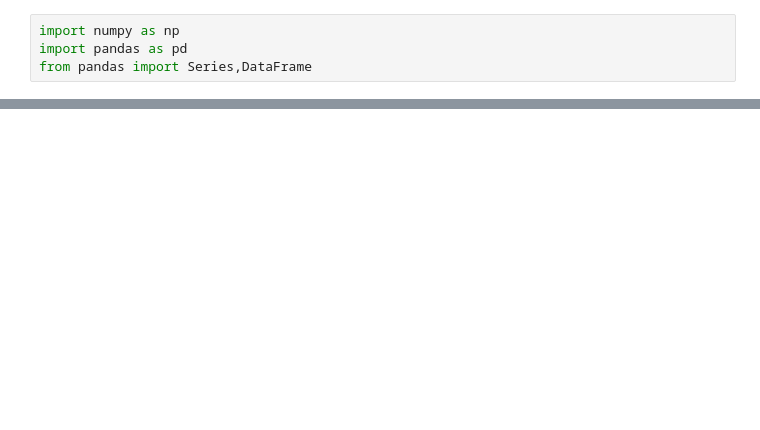
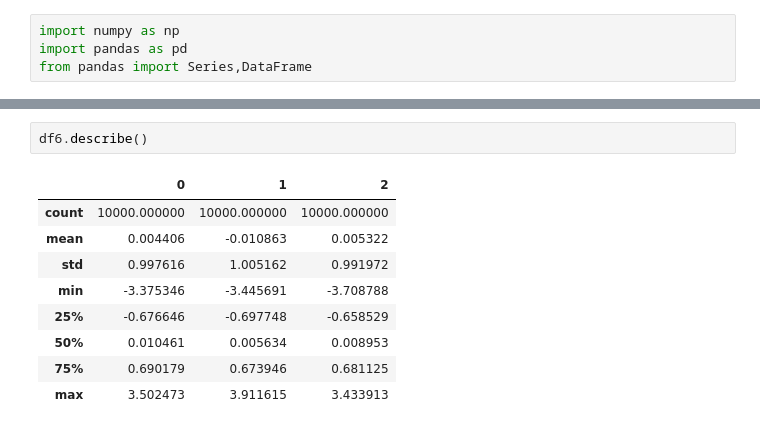
Before and after one commit to exialk2012/jupytercode, a Jupyter notebook: JupyterNotebook/PandasData.ipynb, the cells around one changed output, grey strips where cells are left out. Saved outputs shown, nothing was run; the diff lists cells and outputs as text; blank space fills up the shorter version.

```diff
--- a/JupyterNotebook/PandasData.ipynb
+++ b/JupyterNotebook/PandasData.ipynb
@@ -27,0 +253,12 @@ dtype: bool
+# %%
+df6.describe()
+# %% [output]
+|  | 0 | 1 | 2 |
+| count | 10000.000000 | 10000.000000 | 10000.000000 |
+| mean | 0.004406 | -0.010863 | 0.005322 |
+| std | 0.997616 | 1.005162 | 0.991972 |
+| min | -3.375346 | -3.445691 | -3.708788 |
+| 25% | -0.676646 | -0.697748 | -0.658529 |
+| 50% | 0.010461 | 0.005634 | 0.008953 |
+| 75% | 0.690179 | 0.673946 | 0.681125 |
+| max | 3.502473 | 3.911615 | 3.433913 |
```
Also changed, not shown: parts of 44 cells of this notebook.
